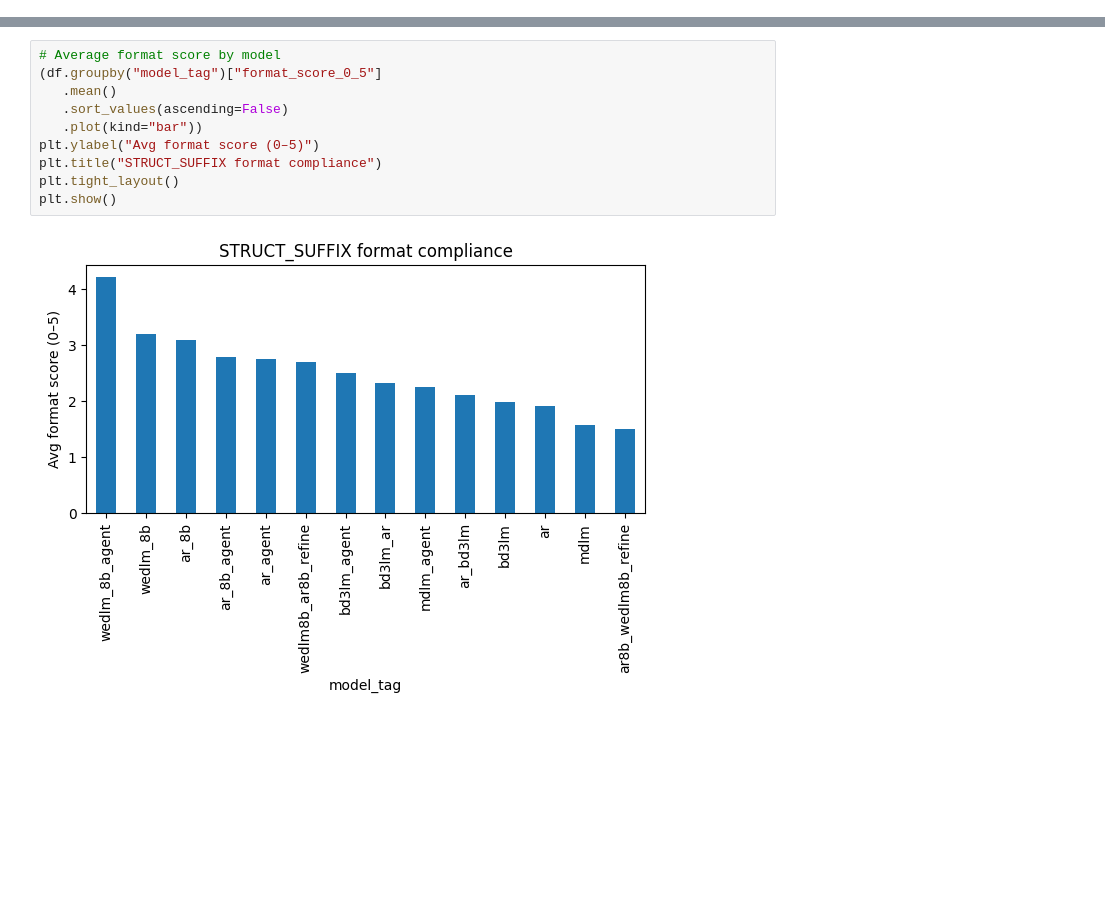
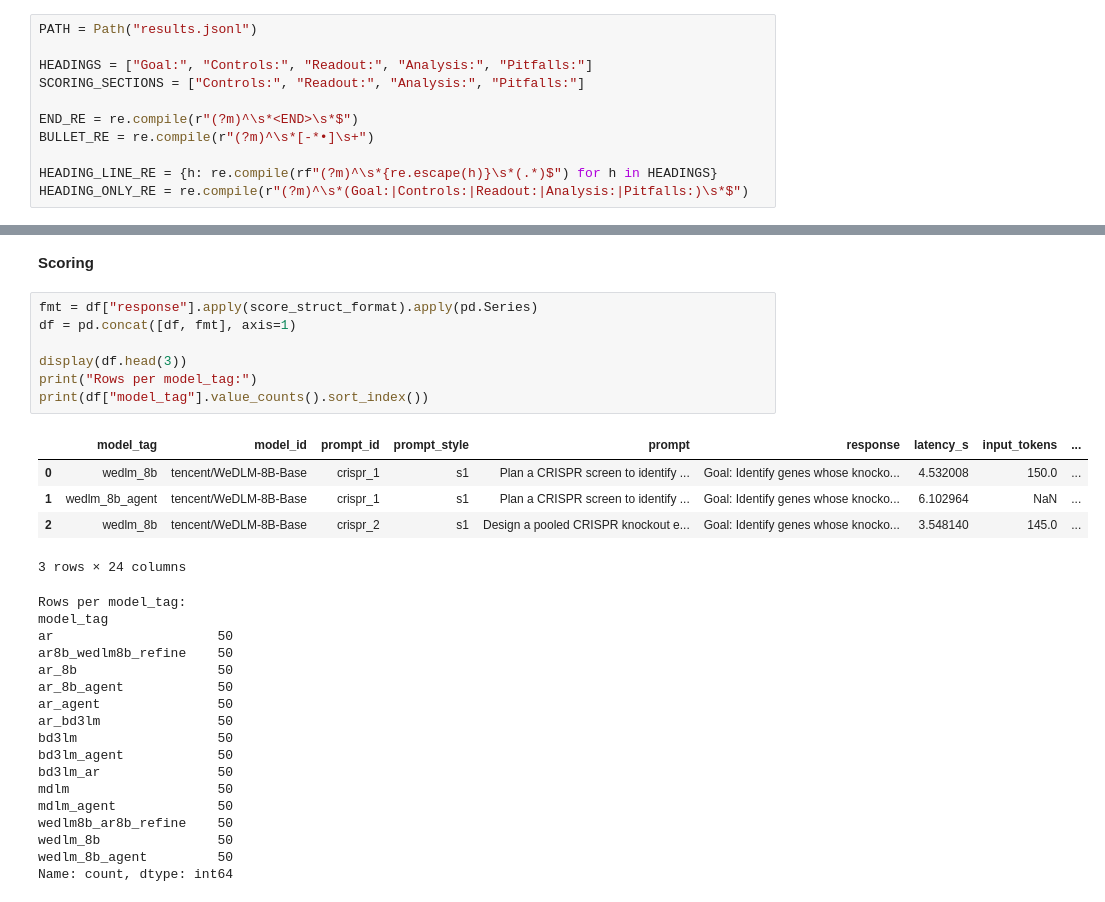
Before and after one commit to R0g3rXYZ/ConstraintSatisfaction, a Jupyter notebook: Data_Analysis.ipynb, the cells around one changed output, grey strips where cells are left out. Saved outputs shown, nothing was run; the diff lists cells and outputs as text; blank space fills up the shorter version.

```diff
--- a/Data_Analysis.ipynb
+++ b/Data_Analysis.ipynb
@@ -18,0 +27,11 @@ df["tokens_per_sec"] = df.apply(
+# %%
+PATH = Path("results.jsonl")
+
+HEADINGS = ["Goal:", "Controls:", "Readout:", "Analysis:", "Pitfalls:"]
+SCORING_SECTIONS = ["Controls:", "Readout:", "Analysis:", "Pitfalls:"]
+
+END_RE = re.compile(r"(?m)^\s*<END>\s*$")
+BULLET_RE = re.compile(r"(?m)^\s*[-*•]\s+")
+
+HEADING_LINE_RE = {h: re.compile(rf"(?m)^\s*{re.escape(h)}\s*(.*)$") for h in HEADINGS}
+HEADING_ONLY_RE = re.compile(r"(?m)^\s*(Goal:|Controls:|Readout:|Analysis:|Pitfalls:)\s*$")
@@ -205,12 +167,32 @@ Assistant: <CRISPR Screen Plan for T Cell Exhaustion Regulation>
-# %%
-# Average format score by model
-(df.groupby("model_tag")["format_score_0_5"]
-   .mean()
-   .sort_values(ascending=False)
-   .plot(kind="bar"))
-plt.ylabel("Avg format score (0–5)")
-plt.title("STRUCT_SUFFIX format compliance")
-plt.tight_layout()
-plt.show()
-# %% [output]
-[figure, removed]
+# %% [markdown]
+**Scoring**
+# %%
+fmt = df["response"].apply(score_struct_format).apply(pd.Series)
+df = pd.concat([df, fmt], axis=1)
+
+display(df.head(3))
+print("Rows per model_tag:")
+print(df["model_tag"].value_counts().sort_index())
+# %% [output]
+|  | model_tag | model_id | prompt_id | prompt_style | prompt | response | latency_s | input_tokens | ... |
+| 0 | wedlm_8b | tencent/WeDLM-8B-Base | crispr_1 | s1 | Plan a CRISPR screen to identify ... | Goal: Identify genes whose knocko... | 4.532008 | 150.0 | ... |
+| 1 | wedlm_8b_agent | tencent/WeDLM-8B-Base | crispr_1 | s1 | Plan a CRISPR screen to identify ... | Goal: Identify genes whose knocko... | 6.102964 | NaN | ... |
+| 2 | wedlm_8b | tencent/WeDLM-8B-Base | crispr_2 | s1 | Design a pooled CRISPR knockout e... | Goal: Identify genes whose knocko... | 3.548140 | 145.0 | ... |
+3 rows × 24 columns
+Rows per model_tag:
+model_tag
+ar                     50
+ar8b_wedlm8b_refine    50
+ar_8b                  50
+ar_8b_agent            50
+ar_agent               50
+ar_bd3lm               50
+bd3lm                  50
+bd3lm_agent            50
+bd3lm_ar               50
+mdlm                   50
+mdlm_agent             50
+wedlm8b_ar8b_refine    50
+wedlm_8b               50
+wedlm_8b_agent         50
+Name: count, dtype: int64
```
Also changed, not shown: parts of 17 cells of this notebook, 3 other files.
